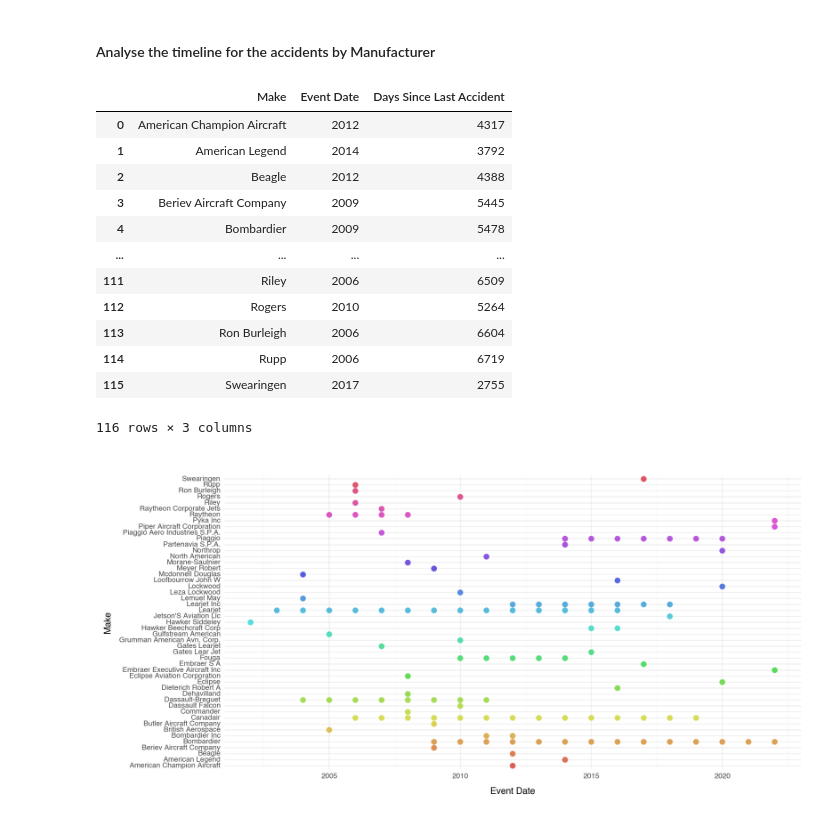
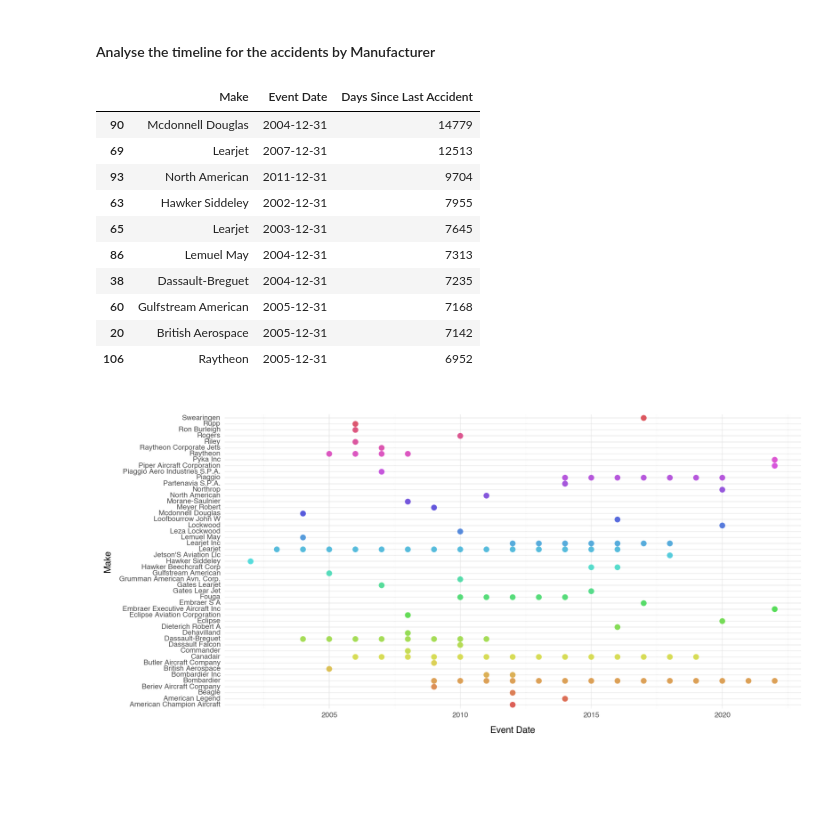
Before and after one commit to orcuncanlilar/aircraft-selection-strategy, a Jupyter notebook: aircraft_selection_strategy.ipynb, the cells around one changed output. Saved outputs shown, nothing was run; the diff lists cells and outputs as text; code cells hidden in the pictures; blank space fills up the shorter version.

```diff
--- a/aircraft_selection_strategy.ipynb
+++ b/aircraft_selection_strategy.ipynb
@@ -141,3 +181,6 @@ aviation_data.to_csv('data/aviation_data_cleaned.csv', index=False)
 #### Analyze the cause of mechanical failures in aircrafts
 # %%
 aviation_data = pd.read_csv('data/aviation_data_cleaned.csv')
+# %%
+# change all nan values in the Category column to 'Unknown'
+aviation_data['Category'] = aviation_data['Category'].fillna('Unknown')
@@ -234,28 +289,26 @@ date_filtered_df = date_df.sort_values(by='Days Since Last Accident', ascending=
 # %%
 new = date_filtered_df\
     .groupby('Make')\
     .summarize_by_time(
         date_column = 'Event Date',
         value_column = 'Days Since Last Accident',
         freq = 'Y',
         agg_func = 'sum',
         wide_format = False
     )
-new['Event Date'] = new['Event Date'].dt.year
 
-new
+
+new.sort_values(by='Days Since Last Accident', ascending=False).head(10)
 # %% [output]
 |  | Make | Event Date | Days Since Last Accident |
-| 0 | American Champion Aircraft | 2012 | 4317 |
-| 1 | American Legend | 2014 | 3792 |
-| 2 | Beagle | 2012 | 4388 |
-| 3 | Beriev Aircraft Company | 2009 | 5445 |
-| 4 | Bombardier | 2009 | 5478 |
-| ... | ... | ... | ... |
-| 111 | Riley | 2006 | 6509 |
-| 112 | Rogers | 2010 | 5264 |
-| 113 | Ron Burleigh | 2006 | 6604 |
-| 114 | Rupp | 2006 | 6719 |
-| 115 | Swearingen | 2017 | 2755 |
+| 90 | Mcdonnell Douglas | 2004-12-31 | 14779 |
+| 69 | Learjet | 2007-12-31 | 12513 |
+| 93 | North American | 2011-12-31 | 9704 |
+| 63 | Hawker Siddeley | 2002-12-31 | 7955 |
+| 65 | Learjet | 2003-12-31 | 7645 |
+| 86 | Lemuel May | 2004-12-31 | 7313 |
+| 38 | Dassault-Breguet | 2004-12-31 | 7235 |
+| 60 | Gulfstream American | 2005-12-31 | 7168 |
+| 20 | British Aerospace | 2005-12-31 | 7142 |
+| 106 | Raytheon | 2005-12-31 | 6952 |
-116 rows × 3 columns
 # %%
```
Also changed, not shown: parts of 17 cells of this notebook, 1 other file.
